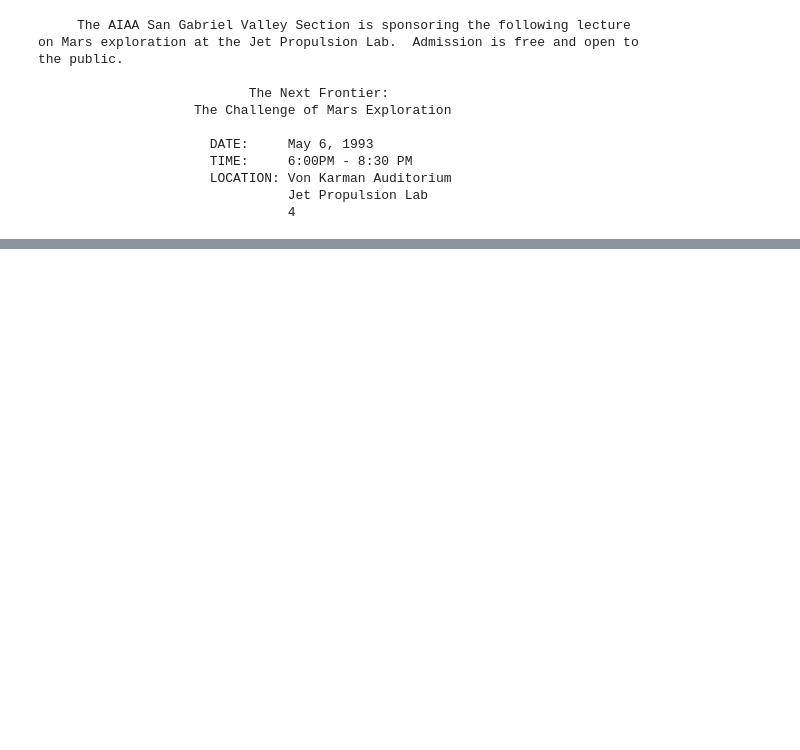
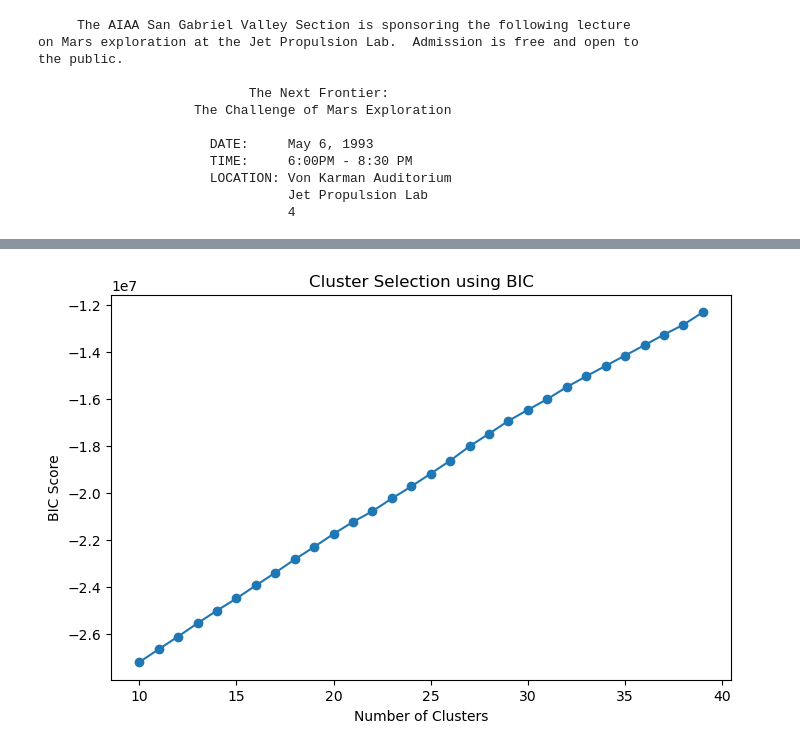
Before and after one commit to bold24-AY/trademarkia-semantic-search, a Jupyter notebook: notebooks/semantic_search_system.ipynb, the cells around one changed output, grey strips where cells are left out. Cells and saved outputs as stored; diff of their text form; code cells hidden in the pictures; blank space fills up the shorter version.

Commit message:
Refined clustering analysis and added confidence visualization

```diff
--- a/notebooks/semantic_search_system.ipynb
+++ b/notebooks/semantic_search_system.ipynb
@@ -330,0 +362,28 @@ the public.
+# %%
+# Determine optimal number of clusters using Bayesian Information Criterion (BIC)
+
+from sklearn.mixture import GaussianMixture
+
+bic_scores = []
+cluster_range = range(10, 40)
+
+for k in cluster_range:
+
+    gmm = GaussianMixture(n_components=k, random_state=42)
+
+    gmm.fit(embeddings_np)
+
+    bic_scores.append(gmm.bic(embeddings_np))
+# %%
+plt.figure(figsize=(8,5))
+
+plt.plot(cluster_range, bic_scores, marker='o')
+
+plt.xlabel("Number of Clusters")
+plt.ylabel("BIC Score")
+
+plt.title("Cluster Selection using BIC")
+
+plt.show()
+# %% [output]
+[figure, added]
```
Also changed, not shown: parts of 8 cells of this notebook.
